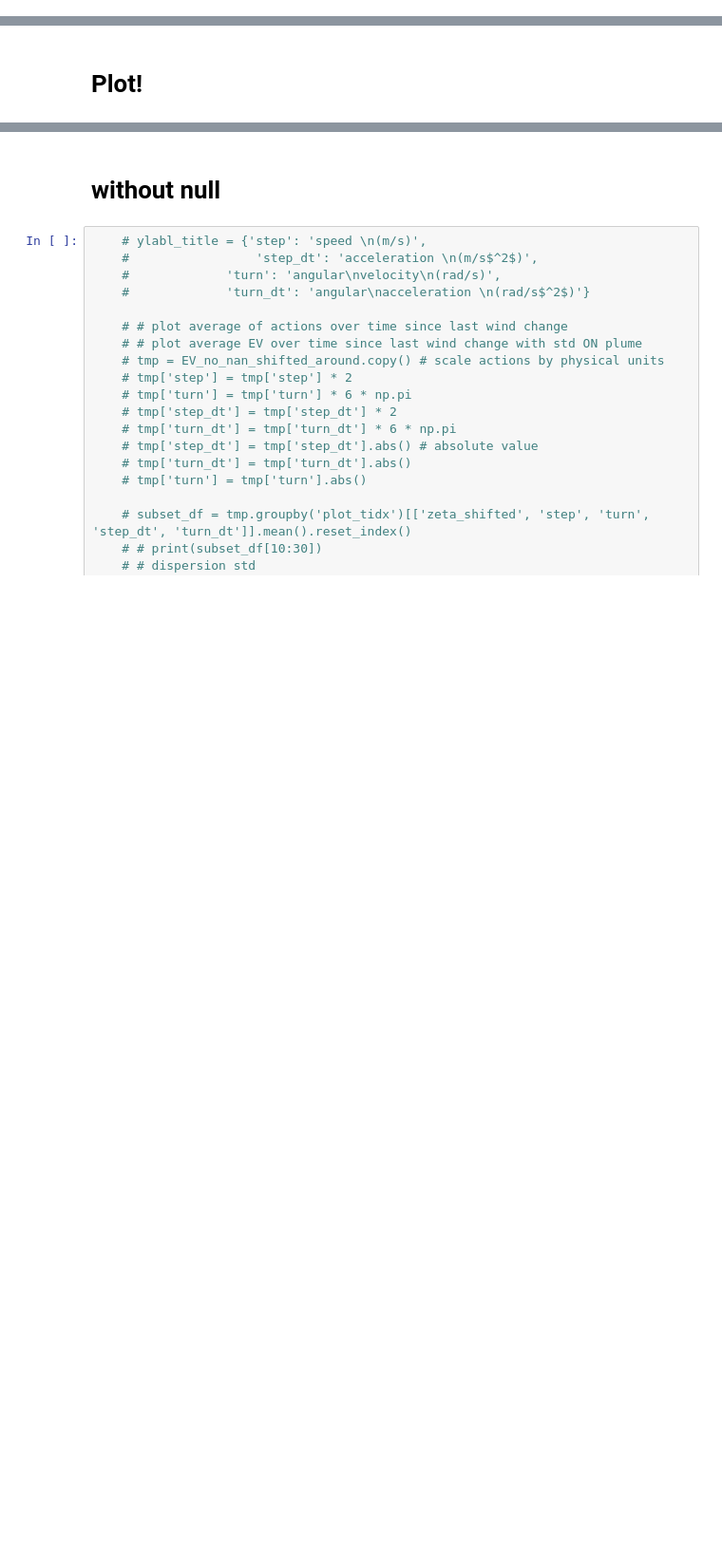
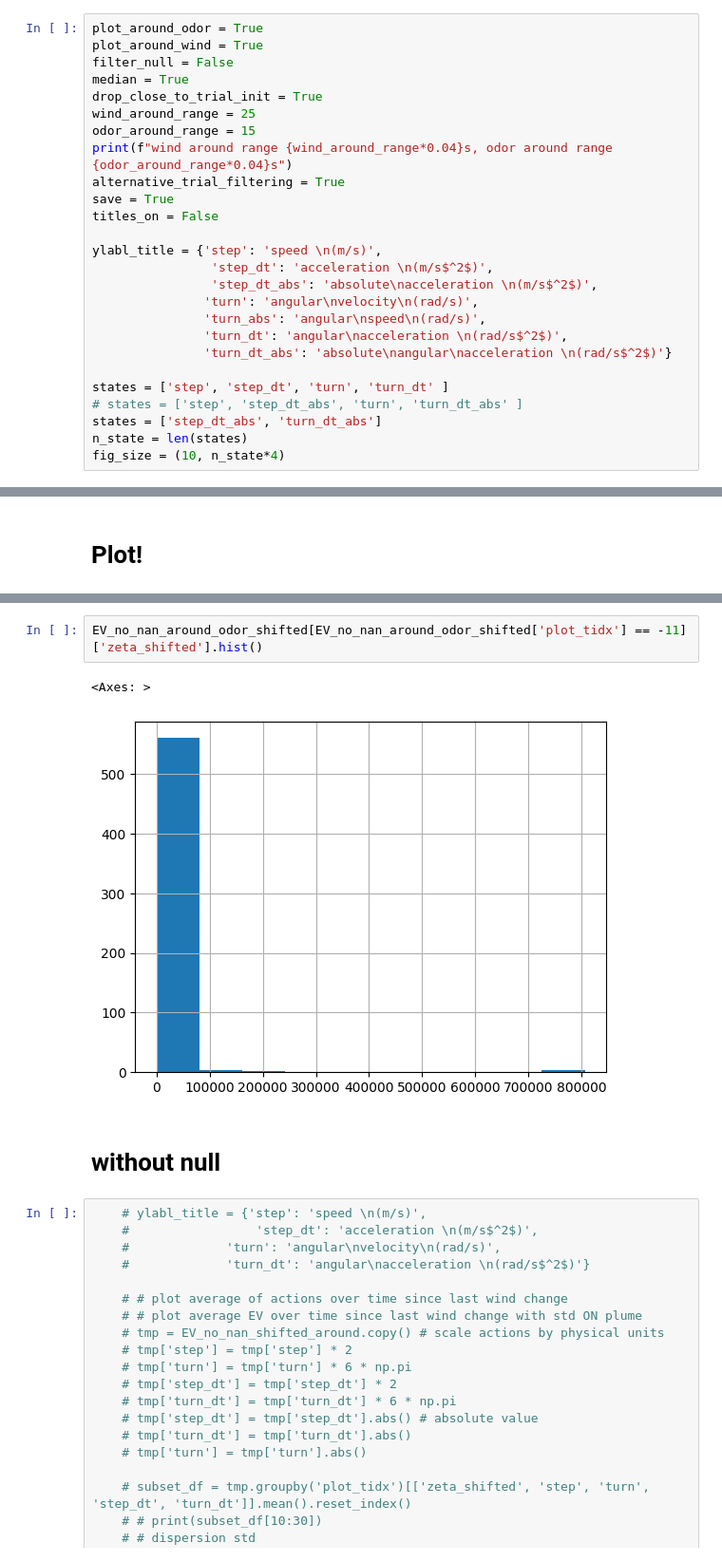
Before and after one commit to lolrenceH/pybounds, a Jupyter notebook: examples/observability_visualize_cosyne.ipynb, the cells around one changed output, grey strips where cells are left out. Shown at 95% size. Saved outputs shown, nothing was run; the diff lists cells and outputs as text; blank space fills up the shorter version.

```diff
--- a/examples/observability_visualize_cosyne.ipynb
+++ b/examples/observability_visualize_cosyne.ipynb
@@ -153,0 +145,26 @@ wind around range 1.0, odor around range 0.6
+# %%
+plot_around_odor = True
+plot_around_wind = True
+filter_null = False
+median = True
+drop_close_to_trial_init = True
+wind_around_range = 25
+odor_around_range = 15
+print(f"wind around range {wind_around_range*0.04}s, odor around range {odor_around_range*0.04}s")
+alternative_trial_filtering = True
+save = True
+titles_on = False
+
+ylabl_title = {'step': 'speed \n(m/s)',
+                'step_dt': 'acceleration \n(m/s$^2$)',
+                'step_dt_abs': 'absolute\nacceleration \n(m/s$^2$)',
+               'turn': 'angular\nvelocity\n(rad/s)',
+               'turn_abs': 'angular\nspeed\n(rad/s)',
+               'turn_dt': 'angular\nacceleration \n(rad/s$^2$)',
+               'turn_dt_abs': 'absolute\nangular\nacceleration \n(rad/s$^2$)'}
+
+states = ['step', 'step_dt', 'turn', 'turn_dt' ]
+# states = ['step', 'step_dt_abs', 'turn', 'turn_dt_abs' ]
+states = ['step_dt_abs', 'turn_dt_abs']
+n_state = len(states)
+fig_size = (10, n_state*4)
@@ -735,3 +1043,8 @@ Index(['time', 'time_initial', 'v_para', 'v_perp', 'w', 'zeta', 'ep_idx',
+# %%
+EV_no_nan_around_odor_shifted[EV_no_nan_around_odor_shifted['plot_tidx'] == -11]['zeta_shifted'].hist()
+# %% [output]
+<Axes: >
+[figure, added]
 # %% [markdown]
 # without null
 # %%
```
Also changed, not shown: parts of 13 cells of this notebook, 2 other files.
